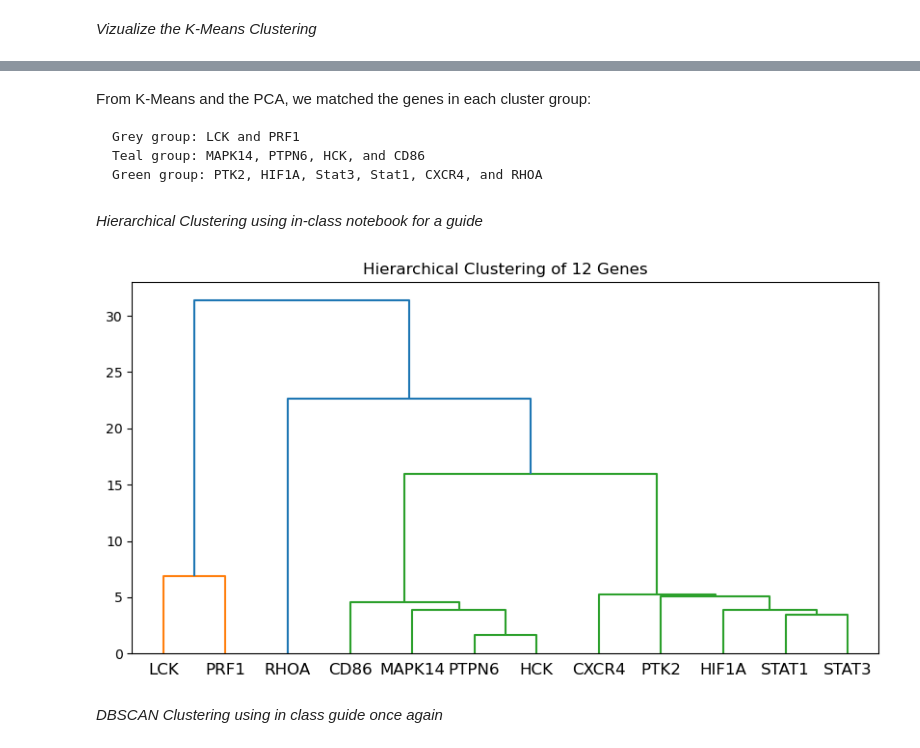
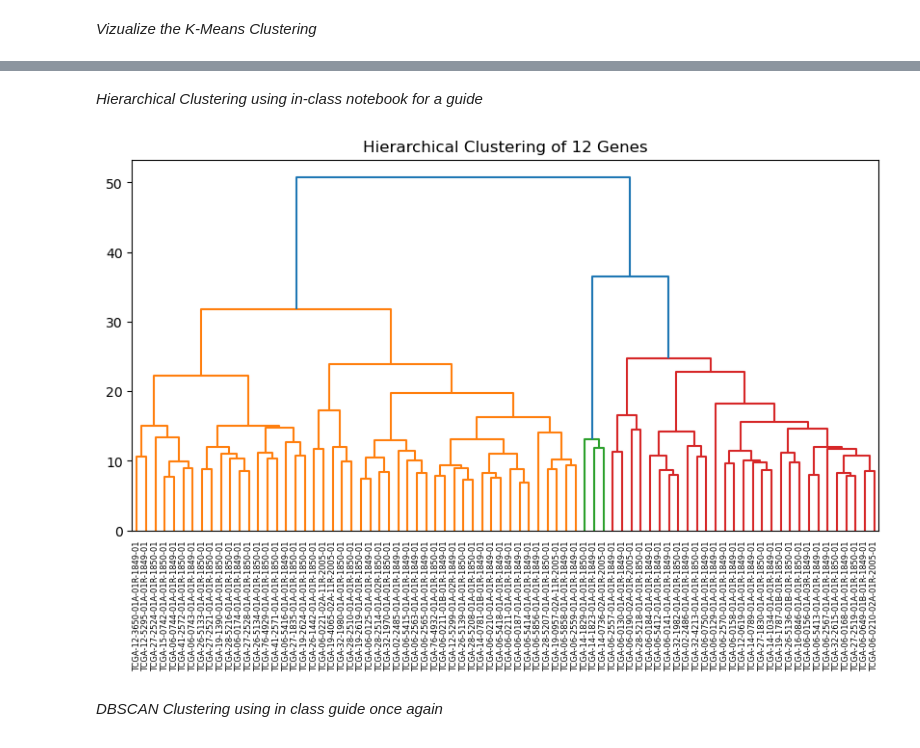
Before and after one commit to smgroves/Module-4-Cancer, a Jupyter notebook: Module 4 Template-2.ipynb, the cells around one changed output, grey strips where cells are left out. Cells and saved outputs as stored; diff of their text form; code cells hidden in the pictures.

```diff
--- a/Module 4 Template-2.ipynb
+++ b/Module 4 Template-2.ipynb
@@ -156,0 +132,24 @@ plt.show()
+# %%
+# Create age bins and groups
+age_bins = [20, 40, 60, 80, 100]
+age_labels = ['20-40', '40-60', '60-80', '80-100']
+cleaned = GBM_metadata.copy()
+cleaned['age_at_diagnosis'] = pd.to_numeric(cleaned['age_at_diagnosis'], errors='coerce')
+cleaned['age_group'] = pd.cut(cleaned['age_at_diagnosis'], bins=age_bins, labels=age_labels, right=False)
+
+# Update GBM_metadata with age groups
+GBM_metadata['age_group'] = cleaned.loc[GBM_metadata.index, 'age_group']
+
+# Plot the PCA with age groups as hue
+sns.scatterplot(x=X_pca[:, 0],
+                y=X_pca[:, 1],
+                hue=GBM_metadata['age_group'].values,
+                palette="tab20",
+                s=200)
+
+plt.title("PCA for GBM using Immune Response Invasion Genes by Age Group")
+plt.xlabel("Principal Component 1")
+plt.ylabel("Principal Component 2")
+plt.legend(bbox_to_anchor=(1.05, 1), loc='upper left', title="Age Group")
+plt.tight_layout()
+plt.show()
@@ -172,19 +178,13 @@ plt.show()
-# %% [markdown]
-From K-Means and the PCA, we matched the genes in each cluster group:
-
-    Grey group: LCK and PRF1
-    Teal group: MAPK14, PTPN6, HCK, and CD86
-    Green group: PTK2, HIF1A, Stat3, Stat1, CXCR4, and RHOA
 # %% [markdown]
 *Hierarchical Clustering using in-class notebook for a guide*
 # %%
 Z = linkage(X_scaled, method='ward')
 plt.figure(figsize=(10, 5))
-dendrogram(Z, labels=gene_list) # Label the tree with Gene Names
-plt.title("Hierarchical Clustering of 12 Genes")
+dendrogram(Z, labels=GBM_metadata.index.values)
+plt.title("Hierarchical Clustering of Immune Response Invasion Genes")
 plt.show()
 # %% [output]
-[figure, old version]
+[figure, new version]
 # %% [markdown]
 *DBSCAN Clustering using in class guide once again*
 # %%
```
Also changed, not shown: parts of 12 cells of this notebook.
